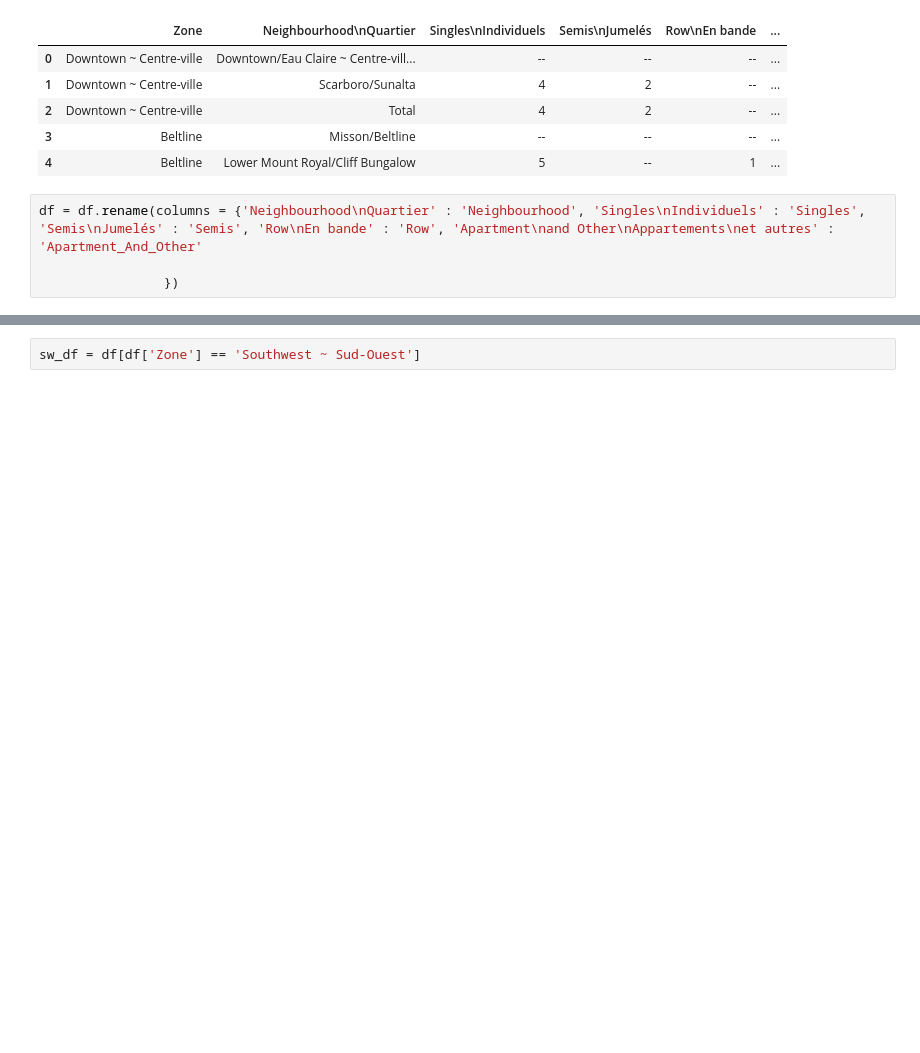
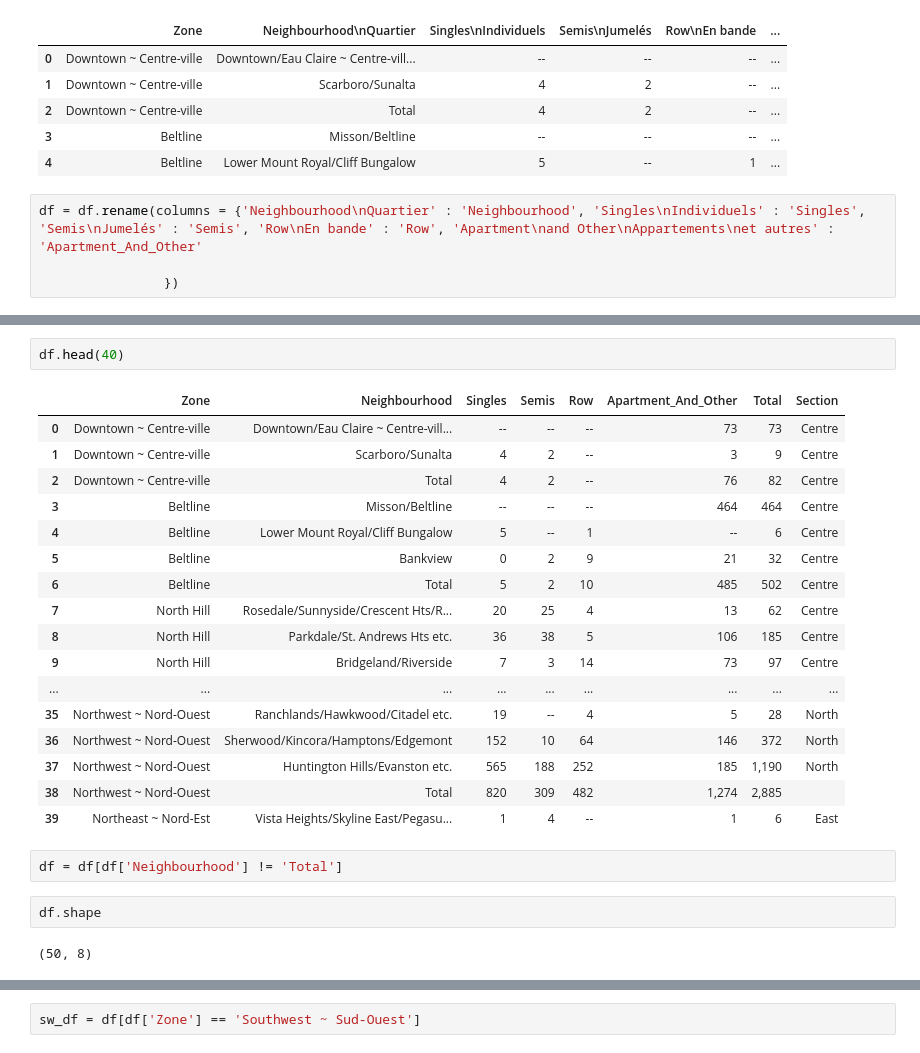
Before and after one commit to jaykayso/glamorgan, a Jupyter notebook: calgary_five.ipynb, the cells around one changed output, grey strips where cells are left out. Cells and saved outputs as stored; diff of their text form; blank space fills up the shorter version.

```diff
--- a/calgary_five.ipynb
+++ b/calgary_five.ipynb
@@ -31,0 +74,26 @@ df = df.rename(columns = {'Neighbourhood\nQuartier' : 'Neighbourhood', 'Singles\
+# %%
+df.head(40)
+# %% [output]
+|  | Zone | Neighbourhood | Singles | Semis | Row | Apartment_And_Other | Total | Section |
+| 0 | Downtown ~ Centre-ville | Downtown/Eau Claire ~ Centre-vill... | -- | -- | -- | 73 | 73 | Centre |
+| 1 | Downtown ~ Centre-ville | Scarboro/Sunalta | 4 | 2 | -- | 3 | 9 | Centre |
+| 2 | Downtown ~ Centre-ville | Total | 4 | 2 | -- | 76 | 82 | Centre |
+| 3 | Beltline | Misson/Beltline | -- | -- | -- | 464 | 464 | Centre |
+| 4 | Beltline | Lower Mount Royal/Cliff Bungalow | 5 | -- | 1 | -- | 6 | Centre |
+| 5 | Beltline | Bankview | 0 | 2 | 9 | 21 | 32 | Centre |
+| 6 | Beltline | Total | 5 | 2 | 10 | 485 | 502 | Centre |
+| 7 | North Hill | Rosedale/Sunnyside/Crescent Hts/R... | 20 | 25 | 4 | 13 | 62 | Centre |
+| 8 | North Hill | Parkdale/St. Andrews Hts etc. | 36 | 38 | 5 | 106 | 185 | Centre |
+| 9 | North Hill | Bridgeland/Riverside | 7 | 3 | 14 | 73 | 97 | Centre |
+| ... | ... | ... | ... | ... | ... | ... | ... | ... |
+| 35 | Northwest ~ Nord-Ouest | Ranchlands/Hawkwood/Citadel etc. | 19 | -- | 4 | 5 | 28 | North |
+| 36 | Northwest ~ Nord-Ouest | Sherwood/Kincora/Hamptons/Edgemont | 152 | 10 | 64 | 146 | 372 | North |
+| 37 | Northwest ~ Nord-Ouest | Huntington Hills/Evanston etc. | 565 | 188 | 252 | 185 | 1,190 | North |
+| 38 | Northwest ~ Nord-Ouest | Total | 820 | 309 | 482 | 1,274 | 2,885 |  |
+| 39 | Northeast ~ Nord-Est | Vista Heights/Skyline East/Pegasu... | 1 | 4 | -- | 1 | 6 | East |
+# %%
+df = df[df['Neighbourhood'] != 'Total']
+# %%
+df.shape
+# %% [output]
+(50, 8)
```
Also changed, not shown: parts of 18 cells of this notebook, 2 other files.
